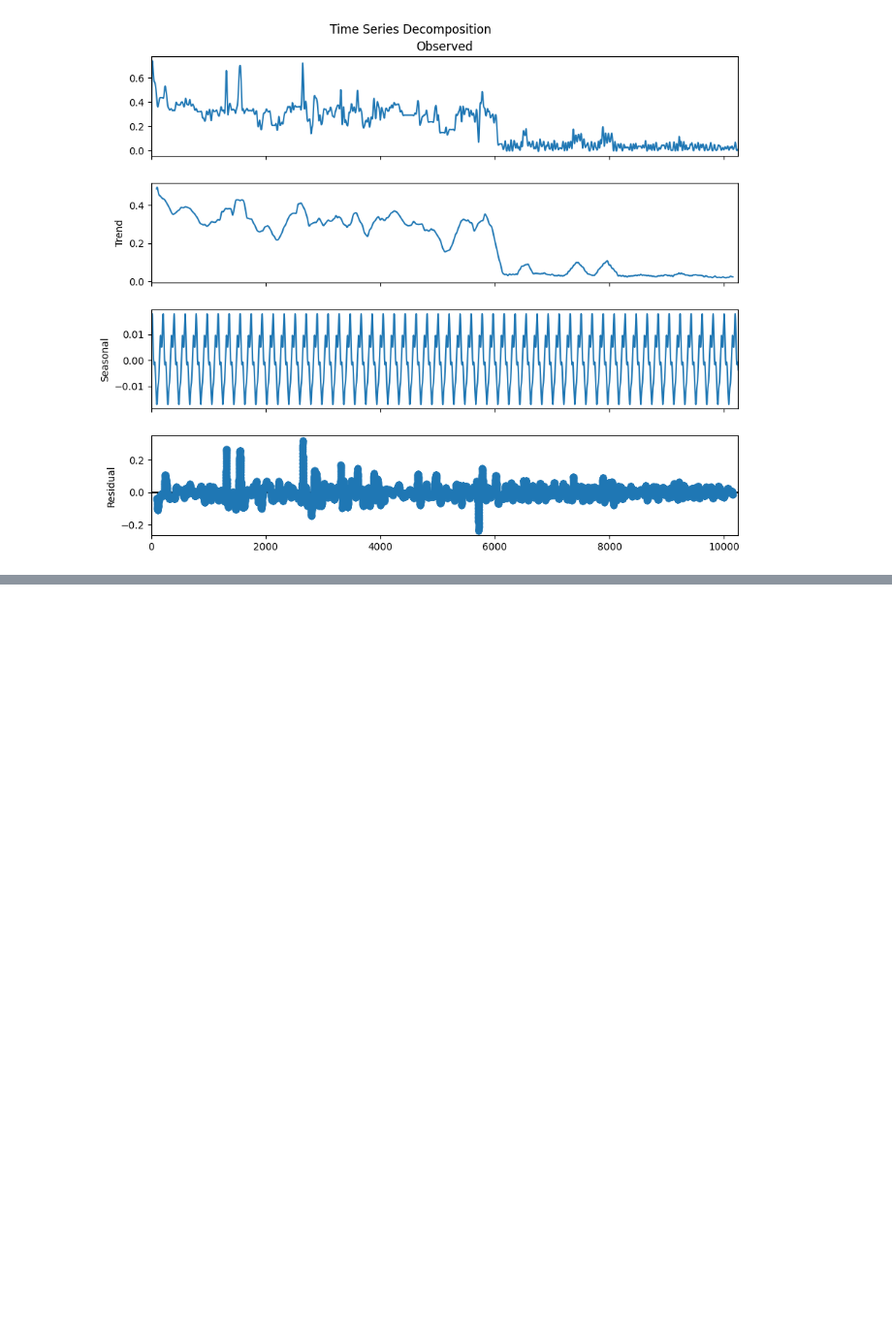
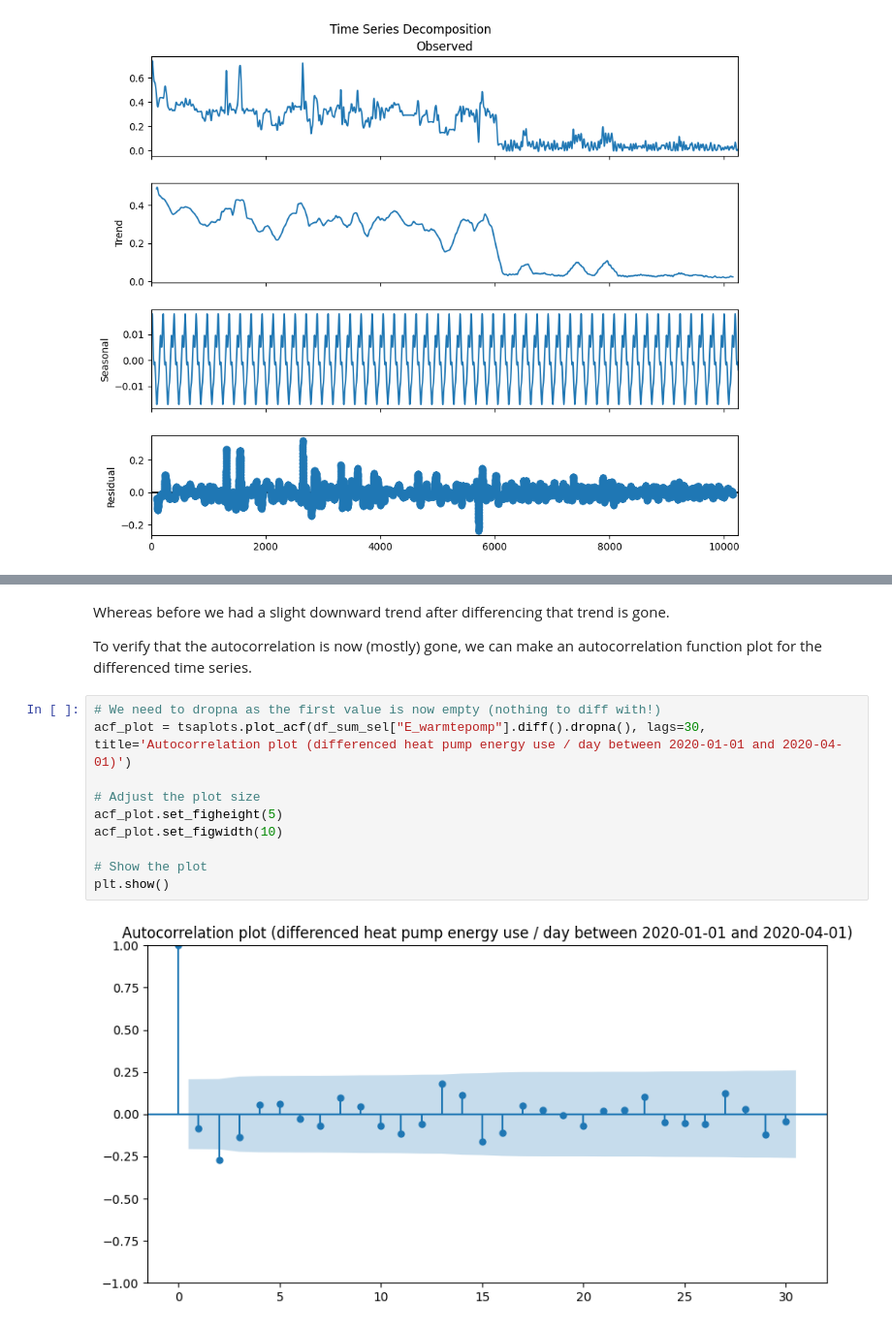
Before and after one commit to mcdejonge/lesson-timeseries, a Jupyter notebook: workshop-timeseries.ipynb, the cells around one changed output, grey strips where cells are left out. Shown: that part at 97% size. Cells and saved outputs as stored; diff of their text form; blank space fills up the shorter version.

```diff
--- a/workshop-timeseries.ipynb
+++ b/workshop-timeseries.ipynb
@@ -156,0 +176,16 @@ plt.show()
+# %% [markdown]
+Whereas before we had a slight downward trend after differencing that trend is gone.
+
+To verify that the autocorrelation is now (mostly) gone, we can make an autocorrelation function plot for the differenced time series.
+# %%
+# We need to dropna as the first value is now empty (nothing to diff with!)
+acf_plot = tsaplots.plot_acf(df_sum_sel["E_warmtepomp"].diff().dropna(), lags=30, title='Autocorrelation plot (differenced heat pump energy use / day between 2020-01-01 and 2020-04-01)')
+
+# Adjust the plot size
+acf_plot.set_figheight(5)
+acf_plot.set_figwidth(10)
+
+# Show the plot
+plt.show()
+# %% [output]
+[figure, added]
```
Also changed, not shown: parts of 9 cells of this notebook.
